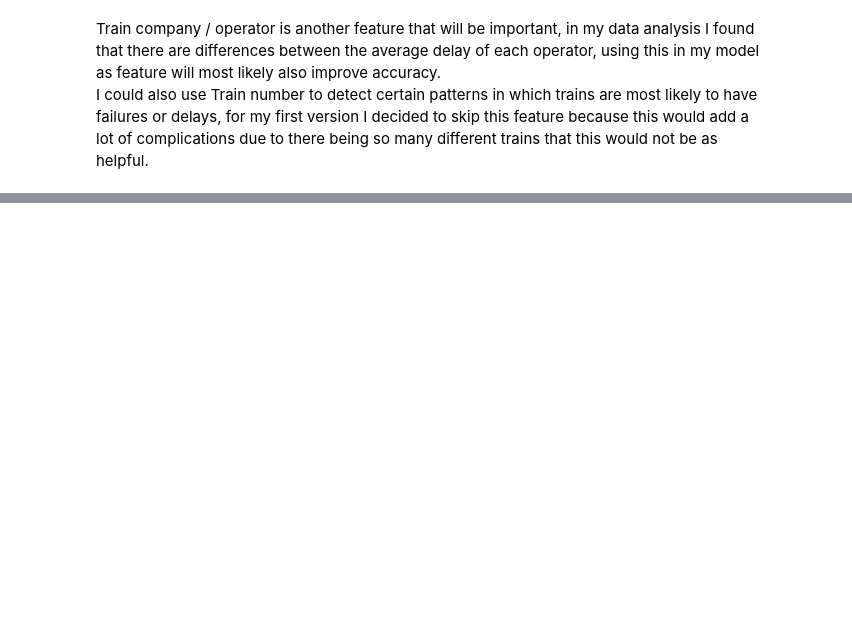
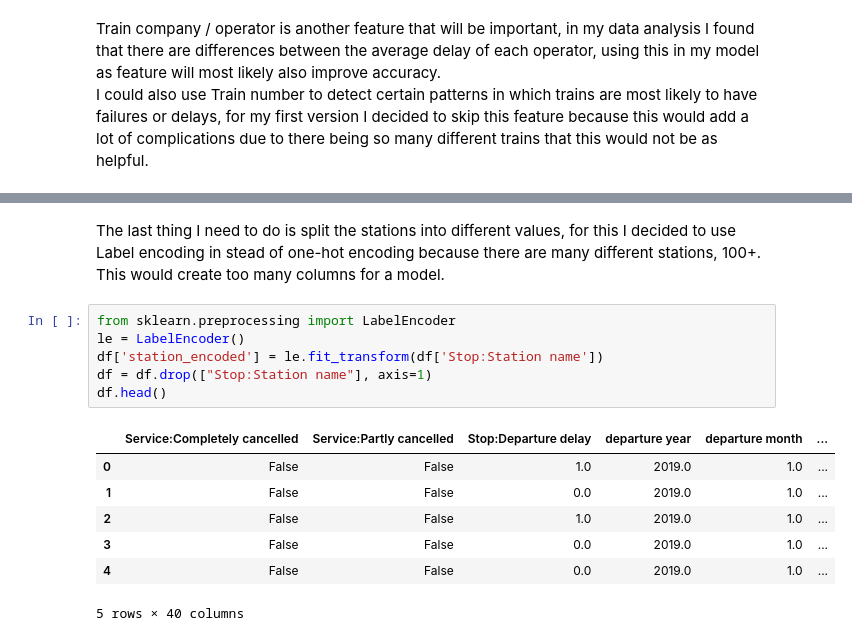
Before and after one commit to BramWillems/Personal-Challenge-NS-Treinen, a Jupyter notebook: feature_engineering.ipynb, the cells around one changed output, grey strips where cells are left out. Drawn from its saved outputs; the diff is of its cells as text; blank space fills up the shorter version.

```diff
--- a/feature_engineering.ipynb
+++ b/feature_engineering.ipynb
@@ -97,0 +142,16 @@ Train company / operator is another feature that will be important, in my data a
+# %% [markdown]
+The last thing I need to do is split the stations into different values, for this I decided to use Label encoding in stead of one-hot encoding because there are many different stations, 100+. This would create too many columns for a model.
+# %%
+from sklearn.preprocessing import LabelEncoder
+le = LabelEncoder()
+df['station_encoded'] = le.fit_transform(df['Stop:Station name'])
+df = df.drop(["Stop:Station name"], axis=1)
+df.head()
+# %% [output]
+|  | Service:Completely cancelled | Service:Partly cancelled | Stop:Departure delay | departure year | departure month | ... |
+| 0 | False | False | 1.0 | 2019.0 | 1.0 | ... |
+| 1 | False | False | 0.0 | 2019.0 | 1.0 | ... |
+| 2 | False | False | 1.0 | 2019.0 | 1.0 | ... |
+| 3 | False | False | 0.0 | 2019.0 | 1.0 | ... |
+| 4 | False | False | 0.0 | 2019.0 | 1.0 | ... |
+5 rows × 40 columns
```
Also changed, not shown: parts of 8 cells of this notebook, 1 other file.
